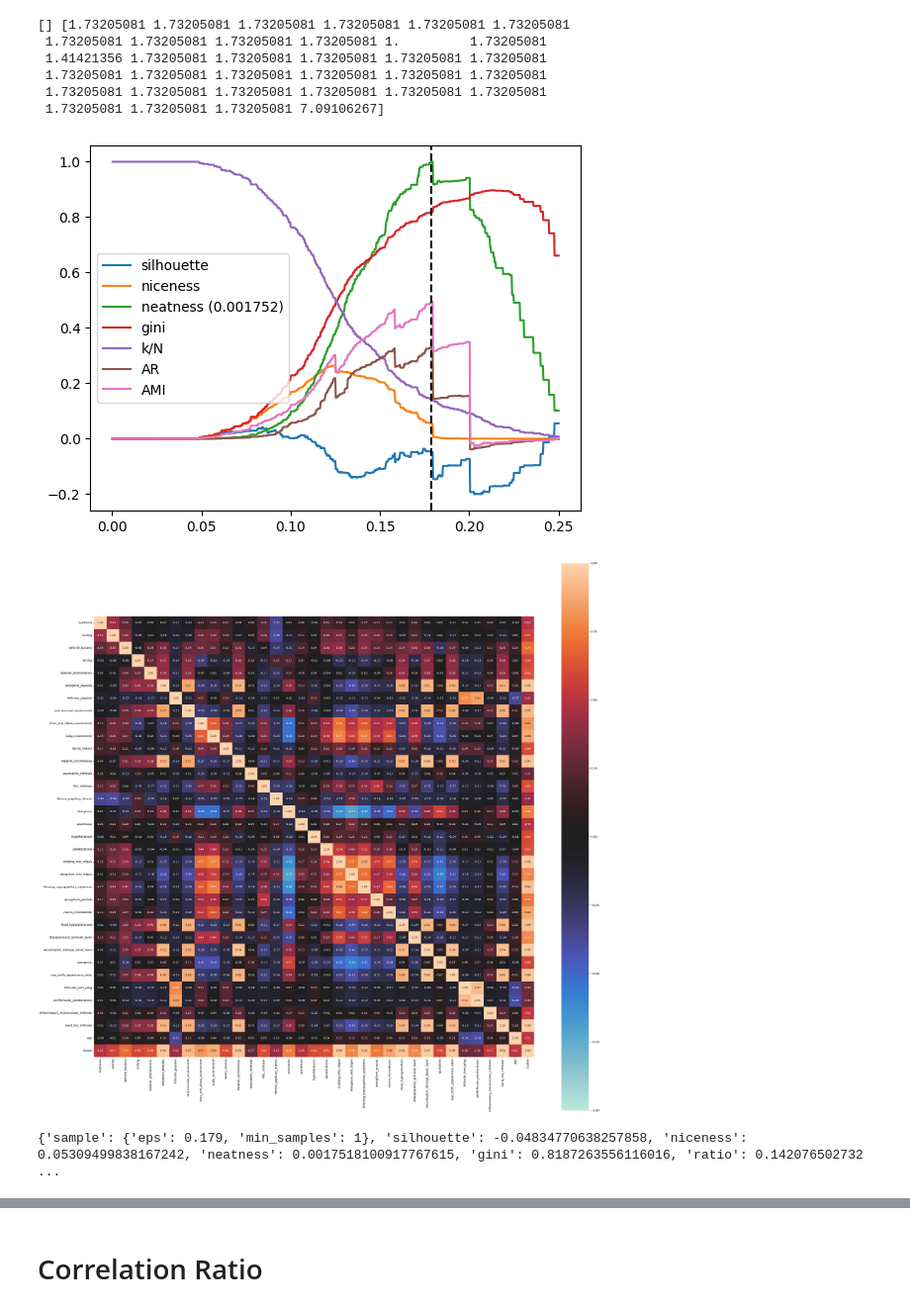
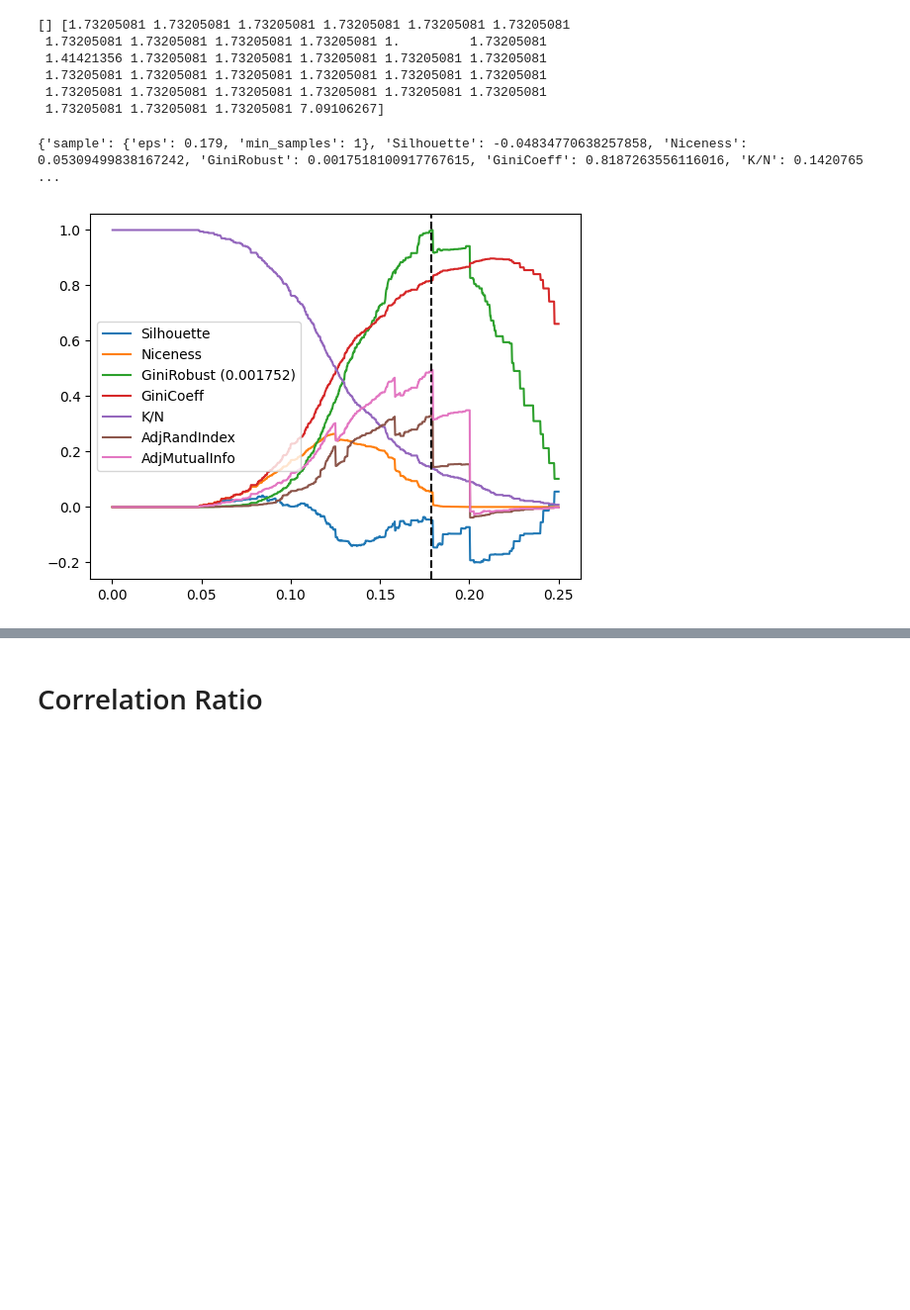
Before and after one commit to chrico-bu-uab/gower, a Jupyter notebook: optimization_examples.ipynb, the cells around one changed output, grey strips where cells are left out. Shown at 99% size. Saved outputs shown, nothing was run; the diff lists cells and outputs as text; code cells hidden in the pictures; blank space fills up the shorter version.

```diff
--- a/optimization_examples.ipynb
+++ b/optimization_examples.ipynb
@@ -38,17 +22,15 @@ mushrooms
 # %%
 derm = pd.read_csv("dermatology_database_1.csv")
 derm.loc[derm.age == "?", "age"] = derm.age[derm.age != "?"].median()
 derm.age = derm.age.astype(int)
 
 derm_ = optimize_dbscan(derm.drop("class", axis=1), derm["class"], factor=0.25, precomputed=True, lower_q=0.2, chunksize=20)
-derm
 # %% [output]
 [] [1.73205081 1.73205081 1.73205081 1.73205081 1.73205081 1.73205081
  1.73205081 1.73205081 1.73205081 1.73205081 1.         1.73205081
  1.41421356 1.73205081 1.73205081 1.73205081 1.73205081 1.73205081
  1.73205081 1.73205081 1.73205081 1.73205081 1.73205081 1.73205081
  1.73205081 1.73205081 1.73205081 1.73205081 1.73205081 1.73205081
  1.73205081 1.73205081 1.73205081 7.09106267]
+{'sample': {'eps': 0.179, 'min_samples': 1}, 'Silhouette': -0.04834770638257858, 'Niceness': 0.05309499838167242, 'GiniRobust': 0.0017518100917767615, 'GiniCoeff': 0.8187263556116016, 'K/N': 0.1420765 ...
-[figure, old version]
+[figure, new version]
-[figure, removed]
-{'sample': {'eps': 0.179, 'min_samples': 1}, 'silhouette': -0.04834770638257858, 'niceness': 0.05309499838167242, 'neatness': 0.0017518100917767615, 'gini': 0.8187263556116016, 'ratio': 0.142076502732 ...
```
Also changed, not shown: parts of 15 cells of this notebook, 1 other file.
